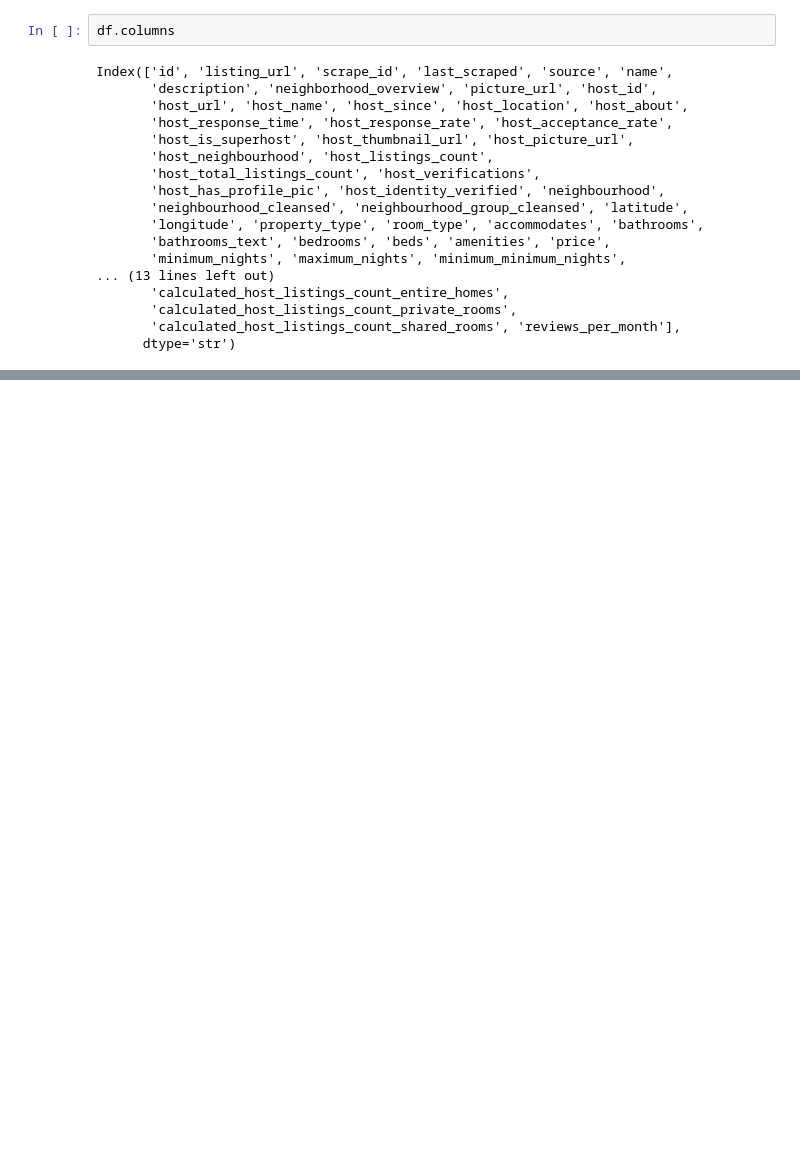
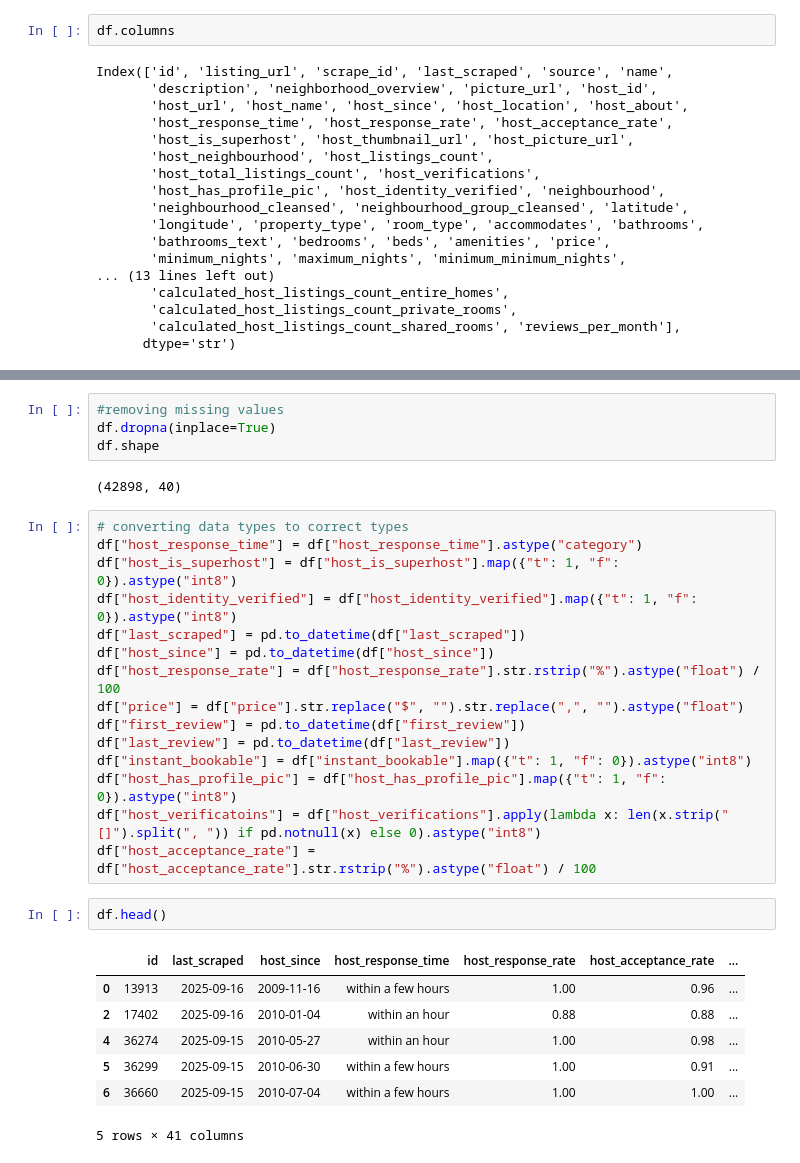
Before and after one commit to daniloldn/Airbnb-Causal-ML, a Jupyter notebook: notebooks/eda.ipynb, the cells around one changed output, grey strips where cells are left out. Cells and saved outputs as stored; diff of their text form; blank space fills up the shorter version.

Commit message:
cleaned data, need to do feature eng

```diff
--- a/notebooks/eda.ipynb
+++ b/notebooks/eda.ipynb
@@ -77,0 +103,31 @@ Name: count, dtype: int64
+# %%
+#removing missing values
+df.dropna(inplace=True)
+df.shape
+# %% [output]
+(42898, 40)
+# %%
+# converting data types to correct types
+df["host_response_time"] = df["host_response_time"].astype("category")
+df["host_is_superhost"] = df["host_is_superhost"].map({"t": 1, "f": 0}).astype("int8")
+df["host_identity_verified"] = df["host_identity_verified"].map({"t": 1, "f": 0}).astype("int8")
+df["last_scraped"] = pd.to_datetime(df["last_scraped"])
+df["host_since"] = pd.to_datetime(df["host_since"])
+df["host_response_rate"] = df["host_response_rate"].str.rstrip("%").astype("float") / 100
+df["price"] = df["price"].str.replace("$", "").str.replace(",", "").astype("float")
+df["first_review"] = pd.to_datetime(df["first_review"])
+df["last_review"] = pd.to_datetime(df["last_review"])
+df["instant_bookable"] = df["instant_bookable"].map({"t": 1, "f": 0}).astype("int8")
+df["host_has_profile_pic"] = df["host_has_profile_pic"].map({"t": 1, "f": 0}).astype("int8")
+df["host_verificatoins"] = df["host_verifications"].apply(lambda x: len(x.strip("[]").split(", ")) if pd.notnull(x) else 0).astype("int8")
+df["host_acceptance_rate"] = df["host_acceptance_rate"].str.rstrip("%").astype("float") / 100
+# %%
+df.head()
+# %% [output]
+|  | id | last_scraped | host_since | host_response_time | host_response_rate | host_acceptance_rate | ... |
+| 0 | 13913 | 2025-09-16 | 2009-11-16 | within a few hours | 1.00 | 0.96 | ... |
+| 2 | 17402 | 2025-09-16 | 2010-01-04 | within an hour | 0.88 | 0.88 | ... |
+| 4 | 36274 | 2025-09-15 | 2010-05-27 | within an hour | 1.00 | 0.98 | ... |
+| 5 | 36299 | 2025-09-15 | 2010-06-30 | within a few hours | 1.00 | 0.91 | ... |
+| 6 | 36660 | 2025-09-15 | 2010-07-04 | within a few hours | 1.00 | 1.00 | ... |
+5 rows × 41 columns
```
Also changed, not shown: parts of 7 cells of this notebook, 2 other files.
